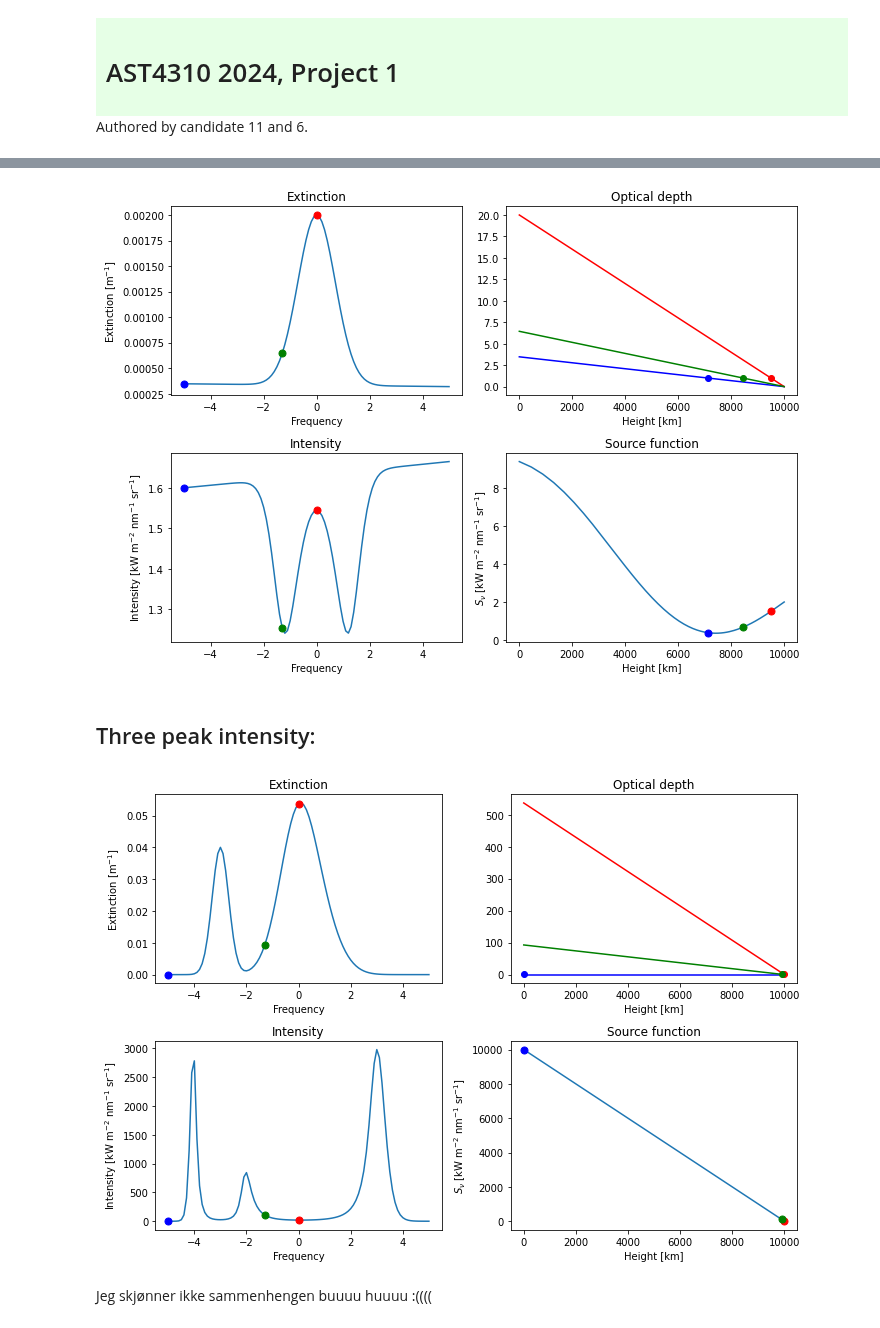
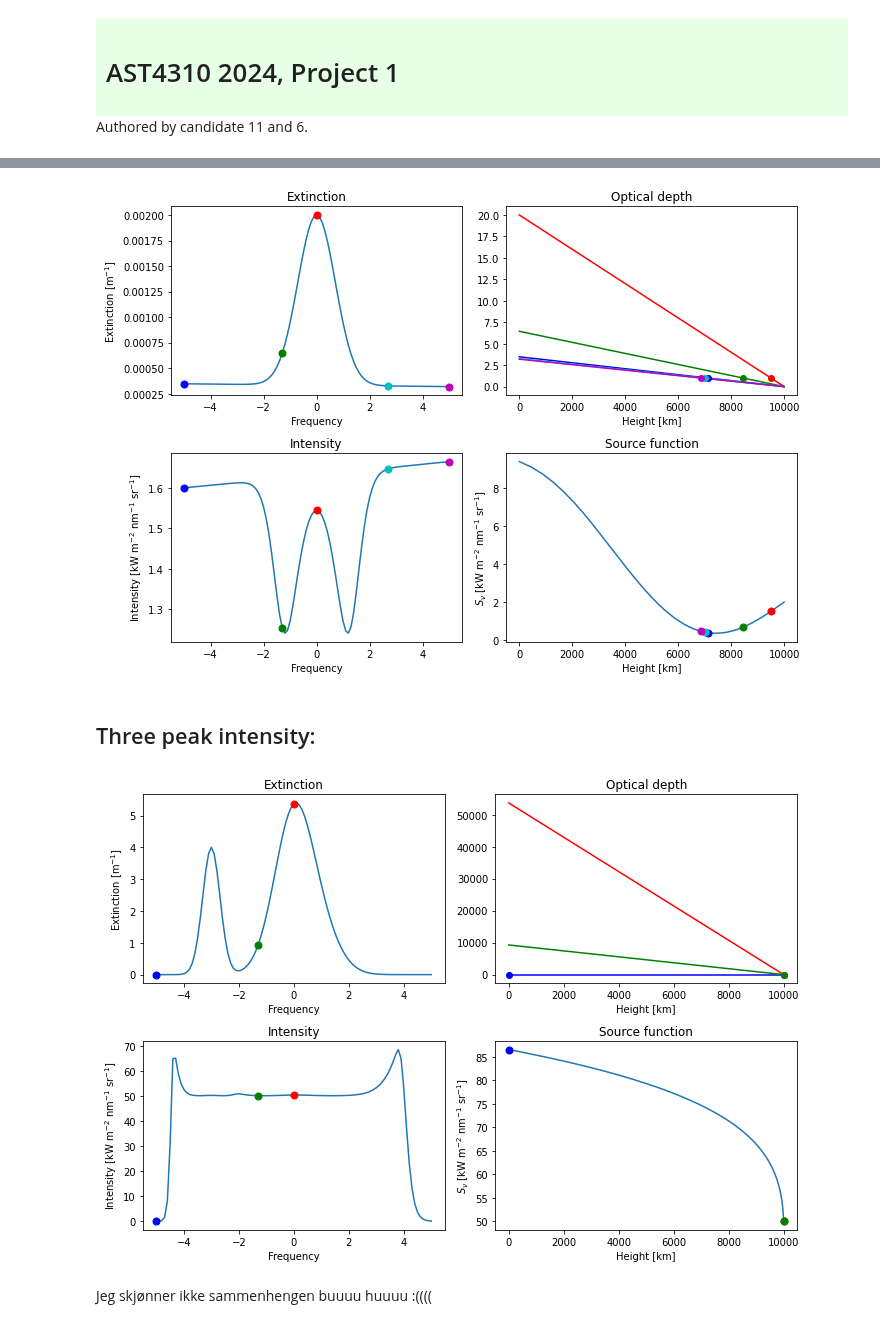
Before and after one commit to Rachelstiansen/AST4310, a Jupyter notebook: project work/project1/project1_student.ipynb, the cells around one changed output, grey strips where cells are left out. Saved outputs shown, nothing was run; the diff lists cells and outputs as text; code cells hidden in the pictures.

```diff
--- a/project work/project1/project1_student.ipynb
+++ b/project work/project1/project1_student.ipynb
@@ -48,7 +52,5 @@ In this exercise, you are to create such diagrams and explain in physical terms
 # %%
-def four_panel_diagram(freq, height, source_function, extinction):
-    tau = cumulative_trapezoid(extinction, -height, axis = 0, initial = 0) # compute optical depth at all heights
-    intensity = np.trapz(source_function[:, np.newaxis]*np.exp(-tau), tau, axis = 0) # compute intensity at the top of the surface
+def four_panel_diagram(freq, height, source_function, extinction, tau, intensity):
     %config InLineBackend.figure_formats = ['svg']
 
     fig, ax = plt.subplots(2,2,figsize = (10, 7))
@@ -56,18 +58,26 @@ def four_panel_diagram(freq, height, source_function, extinction):
     ax[0,0].plot([freq[0]], [extinction[0, 0].value], 'bo', ms = 7)
     ax[0,0].plot([freq[50]], [extinction[0, 50].value], 'ro', ms = 7)
     ax[0,0].plot([freq[37]], [extinction[0, 37].value], 'go', ms = 7)
+    ax[0,0].plot([freq[77]], [extinction[0, 77].value], 'co', ms = 7)
+    ax[0,0].plot([freq[-1]], [extinction[0, -1].value], 'mo', ms = 7)
     ax[0,0].set_xlabel('Frequency'), ax[0,0].set_ylabel(r'Extinction [m$^{-1}$]')
     ax[0,0].set_title('Extinction')
 
     ax[0,1].plot(height, tau[:, 0], 'b-')
     ax[0,1].plot(height, tau[:, 50], 'r-')
     ax[0,1].plot(height, tau[:, 37], 'g-')
+    ax[0,1].plot(height, tau[:, 77], 'c-')
+    ax[0,1].plot(height, tau[:, -1], 'm-')
     tau1_0 = np.argmin(np.abs(tau[:, 0] - 1))
     tau1_50 = np.argmin(np.abs(tau[:, 50] - 1.0))
     tau1_37 = np.argmin(np.abs(tau[:, 37] - 1.0))
+    tau1_77 = np.argmin(np.abs(tau[:, 77] - 1.0))
+    tau1_last = np.argmin(np.abs(tau[:, -1] - 1.0))
     ax[0, 1].plot([height[tau1_0].value], 1, 'bo')
     ax[0, 1].plot([height[tau1_50].value], 1, 'ro')
     ax[0, 1].plot([height[tau1_37].value], 1, 'go')
+    ax[0, 1].plot([height[tau1_77].value], 1, 'co')
+    ax[0, 1].plot([height[tau1_last].value], 1, 'mo')
     ax[0, 1].set_xlabel('Height [km]')
     ax[0,1].set_title('Optical depth')
 
@@ -75,6 +85,8 @@ def four_panel_diagram(freq, height, source_function, extinction):
     ax[1, 1].plot(height[tau1_0], source_function[tau1_0], 'bo', ms = 7)
     ax[1, 1].plot(height[tau1_50], source_function[tau1_50], 'ro', ms = 7)
     ax[1, 1].plot(height[tau1_37], source_function[tau1_37], 'go', ms = 7)
+    ax[1, 1].plot(height[tau1_77], source_function[tau1_77], 'co', ms = 7)
+    ax[1, 1].plot(height[tau1_last], source_function[tau1_last], 'mo', ms = 7)
     ax[1, 1].set_xlabel('Height [km]'); ax[1, 1].set_ylabel(r'$S_\nu$ [kW m$^{-2}$ nm$^{-1}$ sr$^{-1}$]')
     ax[1, 1].set_title('Source function')
 
@@ -82,6 +94,8 @@ def four_panel_diagram(freq, height, source_function, extinction):
     ax[1, 0].plot(freq[0], intensity[0], 'bo', ms = 7)
     ax[1, 0].plot(freq[50], intensity[50], 'ro', ms = 7)
     ax[1, 0].plot(freq[37], intensity[37], 'go', ms = 7)
+    ax[1, 0].plot(freq[77], intensity[77], 'co', ms = 7)
+    ax[1, 0].plot(freq[-1], intensity[-1], 'mo', ms = 7)
     ax[1, 0].set_title('Intensity')
     ax[1, 0].set_xlabel('Frequency'); ax[1, 0].set_ylabel(r'Intensity [kW m$^{-2}$ nm$^{-1}$ sr$^{-1}$]')
 
@@ -108,18 +125,18 @@ extinction = np.tile(extinction, ((len(depth)), 1))
 # %%
 ## ACTUALLY TESTING THE FUNCTION
-four_panel_diagram(freq, height, source_function1, extinction)
+four_panel_diagram(freq, height, source_function1, extinction, tau, intensity)
 # %% [output]
-[figure, old version]
+[figure, new version]
 # %% [markdown]
 ## Three peak intensity:
 # %%
-extinction = (5 * np.exp(- freq ** 2) + 4 * np.exp(- 5 * (freq + 3) ** 2) + np.exp(- (freq - 1) ** 2)) / units.m /100
+extinction = (5 * np.exp(- freq ** 2) + 4 * np.exp(- 5 * (freq + 3) ** 2) + np.exp(- (freq - 1) ** 2)) / units.m
 extinction2 = np.tile(extinction, ((len(depth)), 1))
-source_function2 = (depth.value) * i_units
+source_function2 = (0.01 * np.log10(depth.value)**4 + 0.4*  np.log10(depth.value)**3 + 0.5 * np.log10(depth.value)**2 + 0.1 * np.log10(depth.value) + 50)* i_units
 
 four_panel_diagram(freq, height, source_function2, extinction2)
 # %% [output]
-[figure, old version]
+[figure, new version]
 # %% [markdown]
 Jeg skjønner ikke sammenhengen buuuu huuuu :((((
 # %% [markdown]
```
Also changed, not shown: parts of 10 cells of this notebook.
